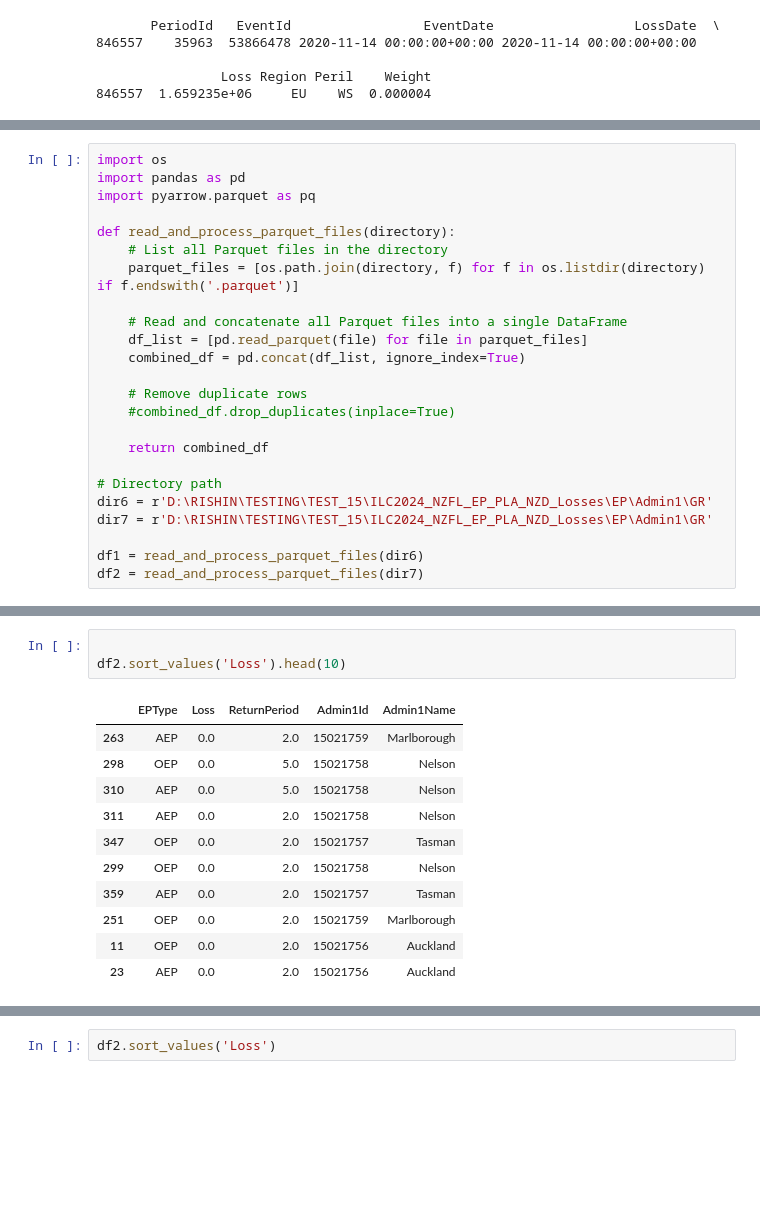
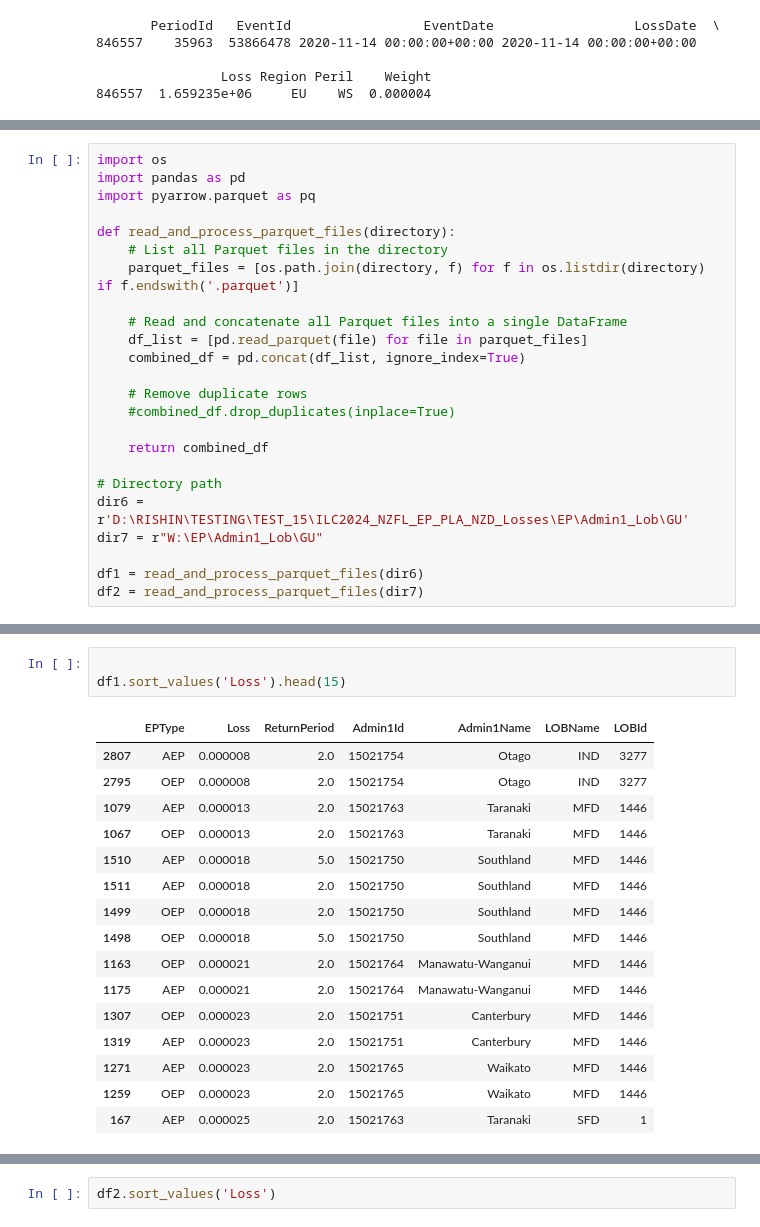
Before and after one commit to Rishinr1/ILC_TASK_2_RESOLUTION, a Jupyter notebook: check_df.ipynb, the cells around one changed output, grey strips where cells are left out. Saved outputs shown, nothing was run; the diff lists cells and outputs as text; blank space fills up the shorter version.

```diff
--- a/check_df.ipynb
+++ b/check_df.ipynb
@@ -211,8 +211,8 @@ def read_and_process_parquet_files(directory):
     return combined_df
 
 # Directory path
-dir6 = r'D:\RISHIN\TESTING\TEST_15\ILC2024_NZFL_EP_PLA_NZD_Losses\EP\Admin1\GR'
-dir7 = r'D:\RISHIN\TESTING\TEST_15\ILC2024_NZFL_EP_PLA_NZD_Losses\EP\Admin1\GR'
+dir6 = r'D:\RISHIN\TESTING\TEST_15\ILC2024_NZFL_EP_PLA_NZD_Losses\EP\Admin1_Lob\GU'
+dir7 = r"W:\EP\Admin1_Lob\GU"
 
 df1 = read_and_process_parquet_files(dir6)
 df2 = read_and_process_parquet_files(dir7)
@@ -249,16 +265,21 @@ memory usage: 30.1+ KB
 # %%
 
-df2.sort_values('Loss').head(10)
+df1.sort_values('Loss').head(15)
 # %% [output]
-|  | EPType | Loss | ReturnPeriod | Admin1Id | Admin1Name |
-| 263 | AEP | 0.0 | 2.0 | 15021759 | Marlborough |
-| 298 | OEP | 0.0 | 5.0 | 15021758 | Nelson |
-| 310 | AEP | 0.0 | 5.0 | 15021758 | Nelson |
-| 311 | AEP | 0.0 | 2.0 | 15021758 | Nelson |
-| 347 | OEP | 0.0 | 2.0 | 15021757 | Tasman |
-| 299 | OEP | 0.0 | 2.0 | 15021758 | Nelson |
-| 359 | AEP | 0.0 | 2.0 | 15021757 | Tasman |
-| 251 | OEP | 0.0 | 2.0 | 15021759 | Marlborough |
-| 11 | OEP | 0.0 | 2.0 | 15021756 | Auckland |
-| 23 | AEP | 0.0 | 2.0 | 15021756 | Auckland |
+|  | EPType | Loss | ReturnPeriod | Admin1Id | Admin1Name | LOBName | LOBId |
+| 2807 | AEP | 0.000008 | 2.0 | 15021754 | Otago | IND | 3277 |
+| 2795 | OEP | 0.000008 | 2.0 | 15021754 | Otago | IND | 3277 |
+| 1079 | AEP | 0.000013 | 2.0 | 15021763 | Taranaki | MFD | 1446 |
+| 1067 | OEP | 0.000013 | 2.0 | 15021763 | Taranaki | MFD | 1446 |
+| 1510 | AEP | 0.000018 | 5.0 | 15021750 | Southland | MFD | 1446 |
+| 1511 | AEP | 0.000018 | 2.0 | 15021750 | Southland | MFD | 1446 |
+| 1499 | OEP | 0.000018 | 2.0 | 15021750 | Southland | MFD | 1446 |
+| 1498 | OEP | 0.000018 | 5.0 | 15021750 | Southland | MFD | 1446 |
+| 1163 | OEP | 0.000021 | 2.0 | 15021764 | Manawatu-Wanganui | MFD | 1446 |
+| 1175 | AEP | 0.000021 | 2.0 | 15021764 | Manawatu-Wanganui | MFD | 1446 |
+| 1307 | OEP | 0.000023 | 2.0 | 15021751 | Canterbury | MFD | 1446 |
+| 1319 | AEP | 0.000023 | 2.0 | 15021751 | Canterbury | MFD | 1446 |
+| 1271 | AEP | 0.000023 | 2.0 | 15021765 | Waikato | MFD | 1446 |
+| 1259 | OEP | 0.000023 | 2.0 | 15021765 | Waikato | MFD | 1446 |
+| 167 | AEP | 0.000025 | 2.0 | 15021763 | Taranaki | SFD | 1 |
 # %%
```
Also changed, not shown: parts of 26 cells of this notebook, 5 other files.
